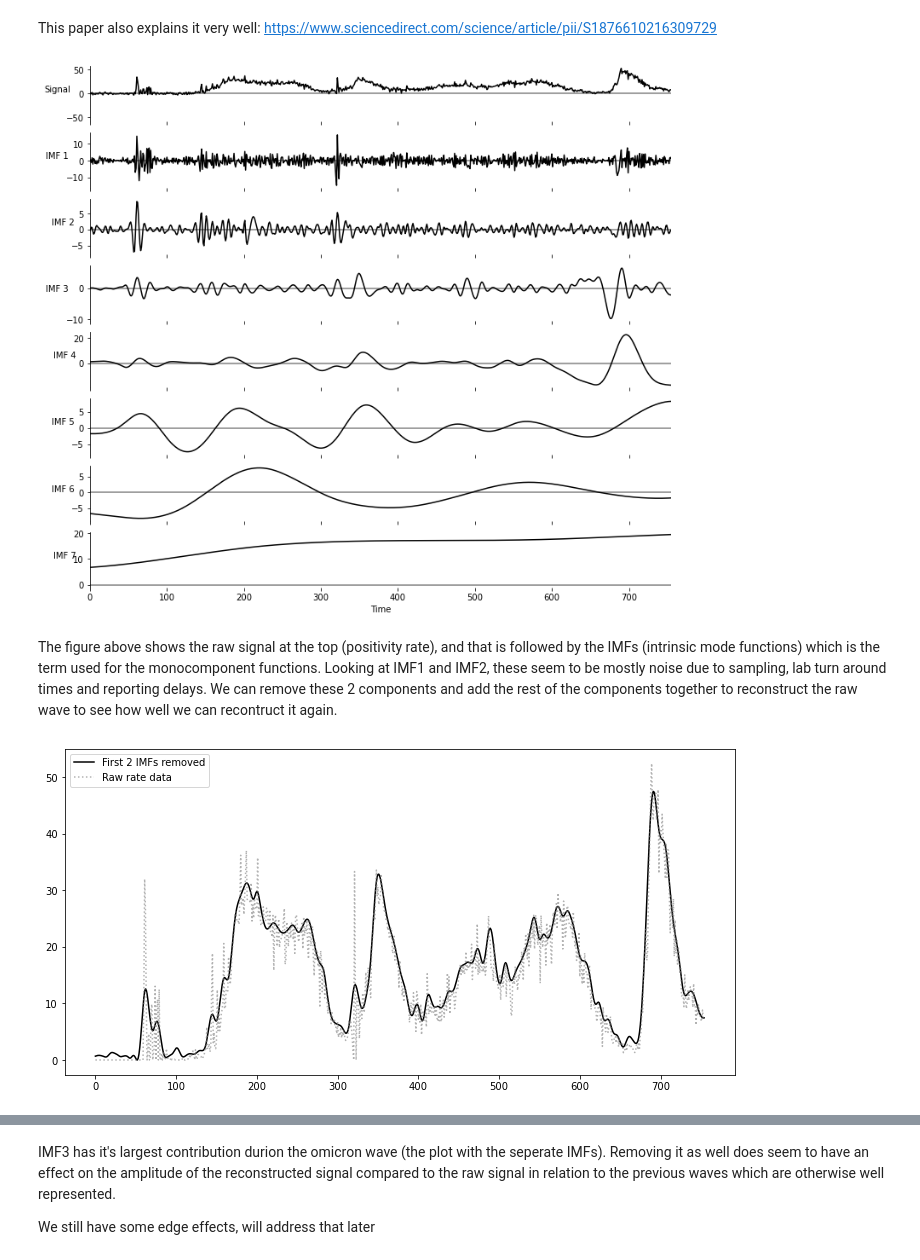
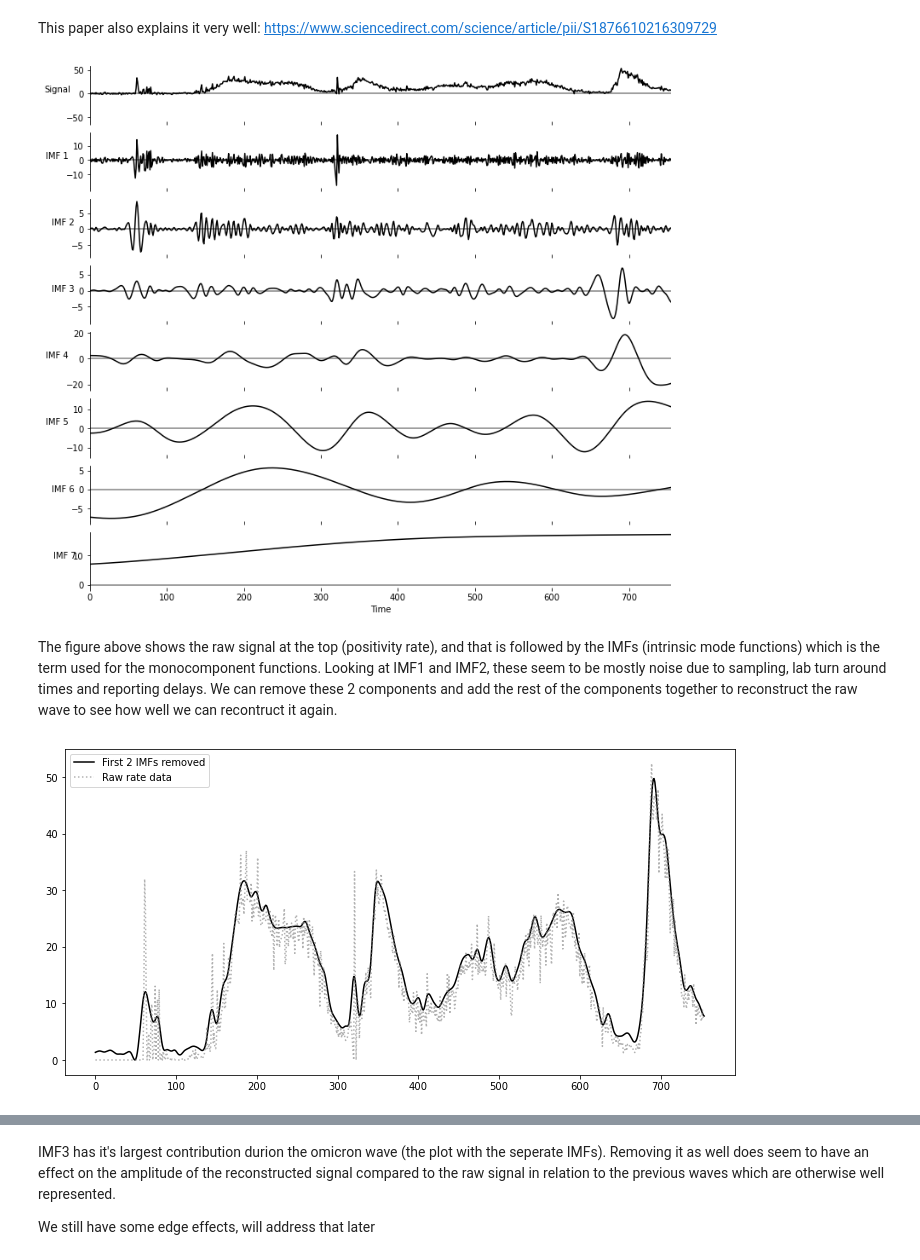
Before and after one commit to ArmandBester/waves, a Jupyter notebook: EMD.ipynb, the cells around one changed output, grey strips where cells are left out. Saved outputs shown, nothing was run; the diff lists cells and outputs as text; code cells hidden in the pictures.

```diff
--- a/EMD.ipynb
+++ b/EMD.ipynb
@@ -46,12 +46,12 @@ This paper also explains it very well:  https://www.sciencedirect.com/science/ar
 # %%
 x = fsDf['rate'].values
 
 fig = plt.figure(figsize=(12,10))
-imf = emd.sift.ensemble_sift(x, max_imfs=7, nensembles=15, nprocesses=8, ensemble_noise=0.2)
+imf = emd.sift.ensemble_sift(x, max_imfs=7, nensembles=2, nprocesses=8, ensemble_noise=0.1)
 #imf = emd.sift.complete_ensemble_sift(x, max_imfs=9)
 emd.plotting.plot_imfs(imf, cmap=False, scale_y=False, fig=fig)
 # %% [output]
-[figure, old version]
+[figure, new version]
 # %% [markdown]
 The figure above shows the raw signal at the top (positivity rate), and that is followed by the IMFs (intrinsic mode functions) which is the term used for the monocomponent functions.  Looking at IMF1 and IMF2, these seem to be mostly noise due to sampling, lab turn around times and reporting delays.  We can remove these 2 components and add the rest of the components together to reconstruct the raw wave to see how well we can recontruct it again.
 # %%
@@ -66,7 +66,7 @@ plt.plot(x, ':', alpha=0.6, label='Raw rate data', color='grey')
 plt.legend()
 plt.show()
 # %% [output]
-[figure, old version]
+[figure, new version]
 # %%
 smooth = np.zeros(imf.shape[0])
 for i in np.arange(3, imf.shape[1]):
```
Also changed, not shown: parts of 5 cells of this notebook.
